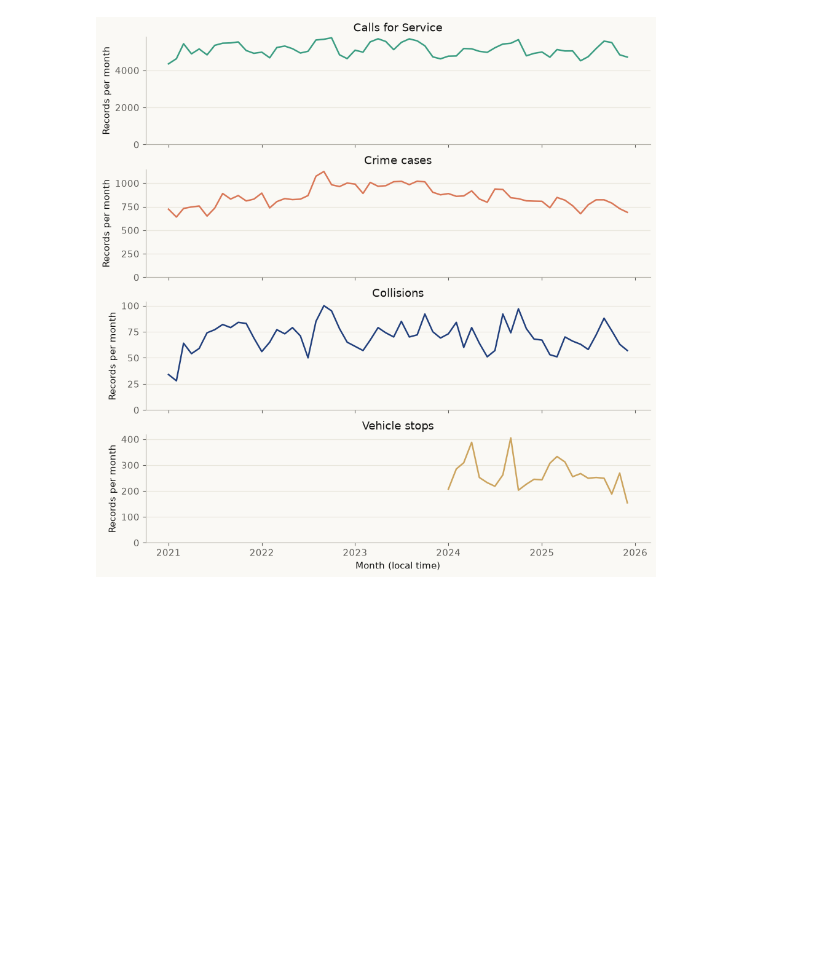
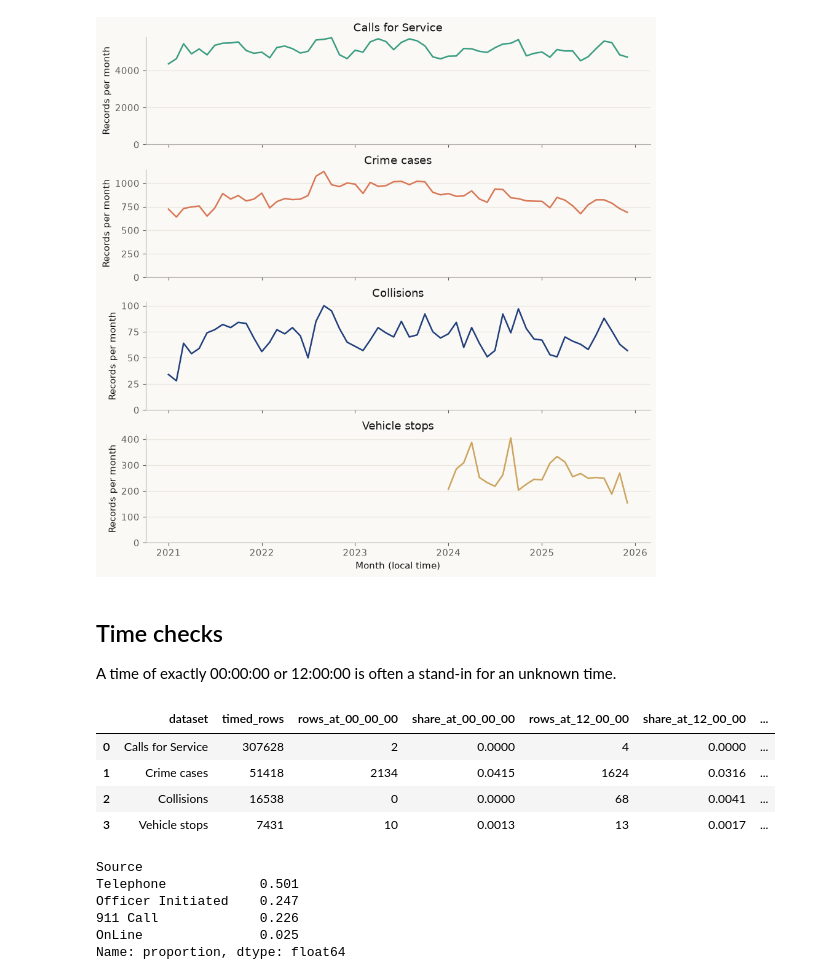
Before and after one commit to UCB-stat159-f26/final-project-team-16, a Jupyter notebook: notebooks/01_data_overview.ipynb, the cells around one changed output. Saved outputs shown, nothing was run; the diff lists cells and outputs as text; code cells hidden in the pictures; blank space fills up the shorter version.

Commit message:
Check midnight placeholder times and who starts each call

```diff
--- a/notebooks/01_data_overview.ipynb
+++ b/notebooks/01_data_overview.ipynb
@@ -85,3 +85,47 @@ axes[-1].set_xlabel("Month (local time)")
 fig.savefig(figures / "01_monthly_records.png")
 # %% [output]
 [figure]
+# %% [markdown]
+## Time checks
+
+A time of exactly 00:00:00 or 12:00:00 is often a stand-in for an unknown time.
+# %%
+# For each table: how many timed rows sit at exactly 00:00:00 or
+# 12:00:00, and whether times keep seconds or only minutes
+check_rows = []
+for name, (table, _, _) in tables.items():
+    times = table["local_time"].dropna()
+    clock_times = times.dt.strftime("%H:%M:%S")
+    at_midnight = clock_times.eq("00:00:00")
+    at_noon = clock_times.eq("12:00:00")
+    check_rows.append(
+        {
+            "dataset": name,
+            "timed_rows": len(times),
+            "rows_at_00_00_00": int(at_midnight.sum()),
+            "share_at_00_00_00": round(float(at_midnight.mean()), 4),
+            "rows_at_12_00_00": int(at_noon.sum()),
+            "share_at_12_00_00": round(float(at_noon.mean()), 4),
+            "has_seconds": bool(times.dt.second.ne(0).any()),
+        }
+    )
+time_checks = pd.DataFrame(check_rows)
+time_checks.to_csv(results / "01_time_checks.csv", index=False)
+time_checks
+# %% [output]
+|  | dataset | timed_rows | rows_at_00_00_00 | share_at_00_00_00 | rows_at_12_00_00 | share_at_12_00_00 | ... |
+| 0 | Calls for Service | 307628 | 2 | 0.0000 | 4 | 0.0000 | ... |
+| 1 | Crime cases | 51418 | 2134 | 0.0415 | 1624 | 0.0316 | ... |
+| 2 | Collisions | 16538 | 0 | 0.0000 | 68 | 0.0041 | ... |
+| 3 | Vehicle stops | 7431 | 10 | 0.0013 | 13 | 0.0017 | ... |
+# %%
+# Who starts a call: a resident (phone, 911, online) or an officer
+calls = tables["Calls for Service"][0]
+calls["Source"].value_counts(normalize=True).head(4).round(3)
+# %% [output]
+Source
+Telephone            0.501
+Officer Initiated    0.247
+911 Call             0.226
+OnLine               0.025
+Name: proportion, dtype: float64
```
Also changed, not shown: 1 other file.
